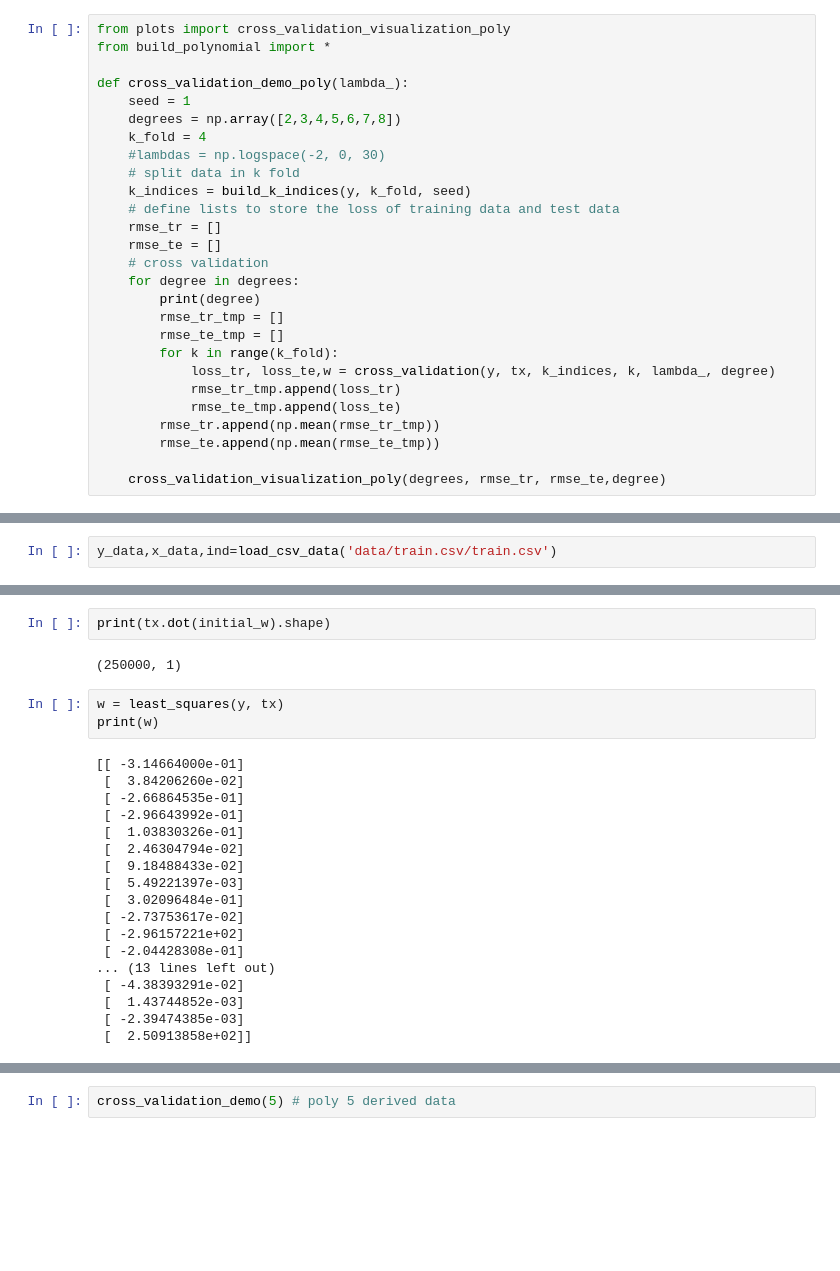
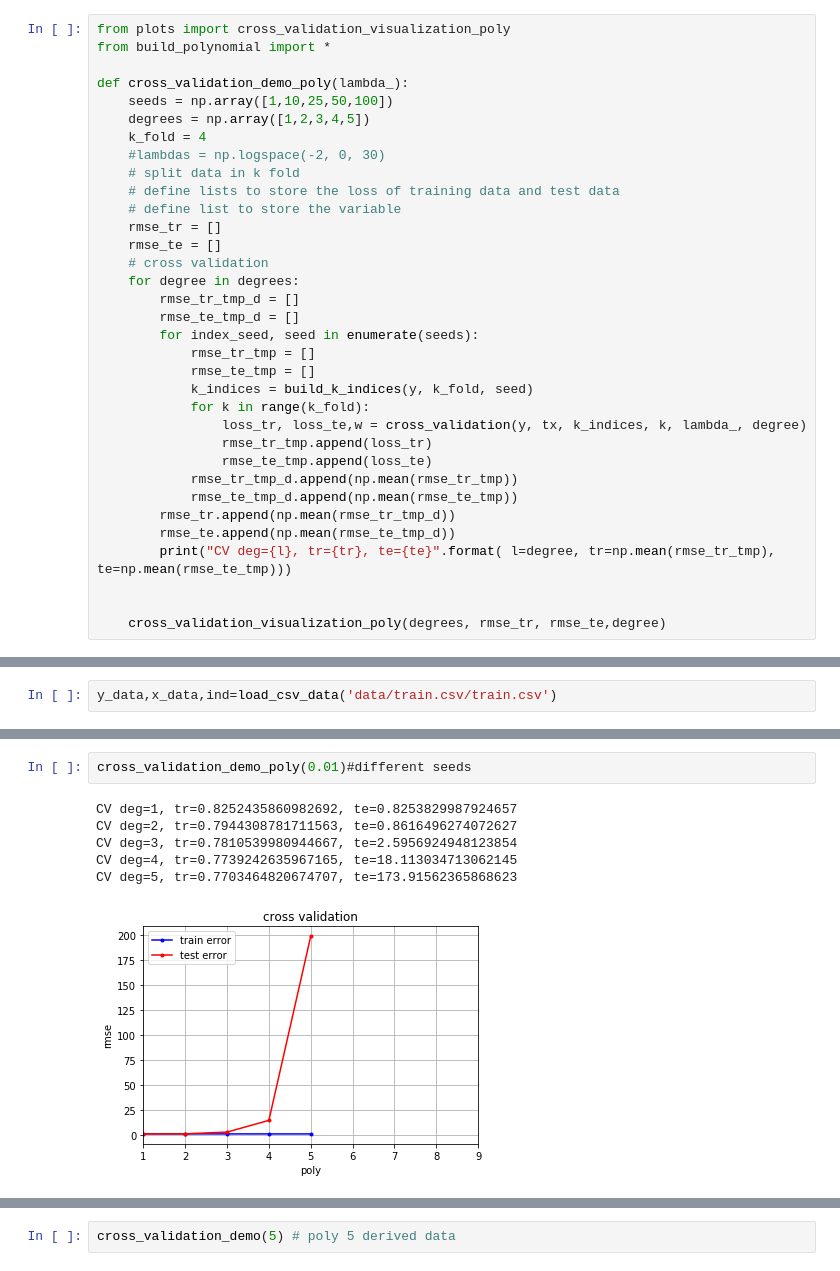
Before and after one commit to gaelmoccand/RoadSegmentation_CNN, a Jupyter notebook: project1/scripts/Ridge_Prediction.ipynb, the cells around one changed output, grey strips where cells are left out. Cells and saved outputs as stored; diff of their text form; blank space fills up the shorter version.

```diff
--- a/project1/scripts/Ridge_Prediction.ipynb
+++ b/project1/scripts/Ridge_Prediction.ipynb
@@ -55,26 +55,33 @@ from plots import cross_validation_visualization_poly
 from build_polynomial import *
 
 def cross_validation_demo_poly(lambda_):
-    seed = 1
-    degrees = np.array([2,3,4,5,6,7,8])
+    seeds = np.array([1,10,25,50,100])
+    degrees = np.array([1,2,3,4,5])
     k_fold = 4
     #lambdas = np.logspace(-2, 0, 30)
     # split data in k fold
-    k_indices = build_k_indices(y, k_fold, seed)
     # define lists to store the loss of training data and test data
+    # define list to store the variable
     rmse_tr = []
     rmse_te = []
     # cross validation
     for degree in degrees:
-        print(degree)
-        rmse_tr_tmp = []
-        rmse_te_tmp = []
-        for k in range(k_fold):
-            loss_tr, loss_te,w = cross_validation(y, tx, k_indices, k, lambda_, degree)
-            rmse_tr_tmp.append(loss_tr)
-            rmse_te_tmp.append(loss_te)
-        rmse_tr.append(np.mean(rmse_tr_tmp))
-        rmse_te.append(np.mean(rmse_te_tmp))
+        rmse_tr_tmp_d = []
+        rmse_te_tmp_d = []
+        for index_seed, seed in enumerate(seeds):
+            rmse_tr_tmp = []
+            rmse_te_tmp = []
+            k_indices = build_k_indices(y, k_fold, seed)
+            for k in range(k_fold):
+                loss_tr, loss_te,w = cross_validation(y, tx, k_indices, k, lambda_, degree)
+                rmse_tr_tmp.append(loss_tr)
+                rmse_te_tmp.append(loss_te)
+            rmse_tr_tmp_d.append(np.mean(rmse_tr_tmp))
+            rmse_te_tmp_d.append(np.mean(rmse_te_tmp))
+        rmse_tr.append(np.mean(rmse_tr_tmp_d))
+        rmse_te.append(np.mean(rmse_te_tmp_d))
+        print("CV deg={l}, tr={tr}, te={te}".format( l=degree, tr=np.mean(rmse_tr_tmp), te=np.mean(rmse_te_tmp)))
+
 
     cross_validation_visualization_poly(degrees, rmse_tr, rmse_te,degree)
 # %%
@@ -131,25 +178,9 @@ print(X[:,22])
-# %%
-print(tx.dot(initial_w).shape)
-# %% [output]
-(250000, 1)
-# %%
-w = least_squares(y, tx)
-print(w)
-# %% [output]
-[[ -3.14664000e-01]
- [  3.84206260e-02]
- [ -2.66864535e-01]
- [ -2.96643992e-01]
- [  1.03830326e-01]
- [  2.46304794e-02]
- [  9.18488433e-02]
- [  5.49221397e-03]
- [  3.02096484e-01]
- [ -2.73753617e-02]
- [ -2.96157221e+02]
- [ -2.04428308e-01]
-... (13 lines left out)
- [ -4.38393291e-02]
- [  1.43744852e-03]
- [ -2.39474385e-03]
- [  2.50913858e+02]]
+# %%
+cross_validation_demo_poly(0.01)#different seeds
+# %% [output]
+CV deg=1, tr=0.8252435860982692, te=0.8253829987924657
+CV deg=2, tr=0.7944308781711563, te=0.8616496274072627
+CV deg=3, tr=0.7810539980944667, te=2.5956924948123854
+CV deg=4, tr=0.7739242635967165, te=18.113034713062145
+CV deg=5, tr=0.7703464820674707, te=173.91562365868623
+[figure, added]
```
Also changed, not shown: parts of 39 cells of this notebook, 2 other files.
